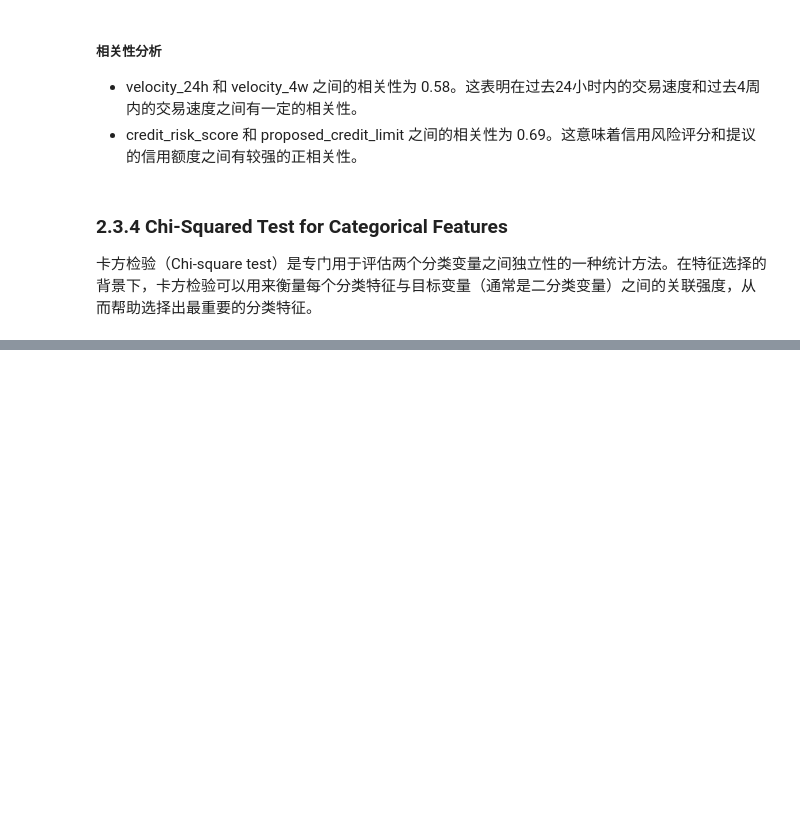
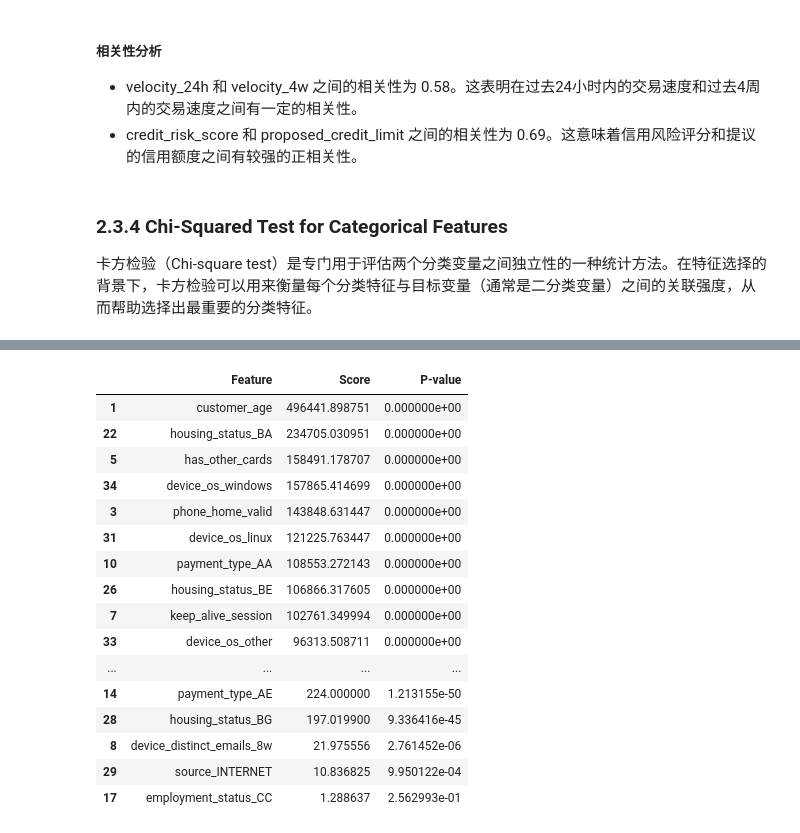
Before and after one commit to Slliki/BankFraudDetection, a Jupyter notebook: Base_EDA.ipynb, the cells around one changed output, grey strips where cells are left out. Cells and saved outputs as stored; diff of their text form; code cells hidden in the pictures; blank space fills up the shorter version.

```diff
--- a/Base_EDA.ipynb
+++ b/Base_EDA.ipynb
@@ -720,0 +728,29 @@ plt.show()
+# %%
+x_train_cat = x_train_resampled[categorical_features_name].copy()
+y_train_cat = y_train_resampled.copy()
+
+chi2_results = chi2(x_train_cat, y_train_cat)
+
+# 创建特征及其对应卡方值的 DataFrame
+chi2_scores_df = pd.DataFrame({'Feature': x_train_cat.columns, 'Score': chi2_results[0], 'P-value': chi2_results[1]})
+chi2_scores_df_sorted = chi2_scores_df.sort_values(by='Score', ascending=False)
+
+chi2_scores_df_sorted
+# %% [output]
+|  | Feature | Score | P-value |
+| 1 | customer_age | 496441.898751 | 0.000000e+00 |
+| 22 | housing_status_BA | 234705.030951 | 0.000000e+00 |
+| 5 | has_other_cards | 158491.178707 | 0.000000e+00 |
+| 34 | device_os_windows | 157865.414699 | 0.000000e+00 |
+| 3 | phone_home_valid | 143848.631447 | 0.000000e+00 |
+| 31 | device_os_linux | 121225.763447 | 0.000000e+00 |
+| 10 | payment_type_AA | 108553.272143 | 0.000000e+00 |
+| 26 | housing_status_BE | 106866.317605 | 0.000000e+00 |
+| 7 | keep_alive_session | 102761.349994 | 0.000000e+00 |
+| 33 | device_os_other | 96313.508711 | 0.000000e+00 |
+| ... | ... | ... | ... |
+| 14 | payment_type_AE | 224.000000 | 1.213155e-50 |
+| 28 | housing_status_BG | 197.019900 | 9.336416e-45 |
+| 8 | device_distinct_emails_8w | 21.975556 | 2.761452e-06 |
+| 29 | source_INTERNET | 10.836825 | 9.950122e-04 |
+| 17 | employment_status_CC | 1.288637 | 2.562993e-01 |
```
Also changed, not shown: parts of 8 cells of this notebook.
